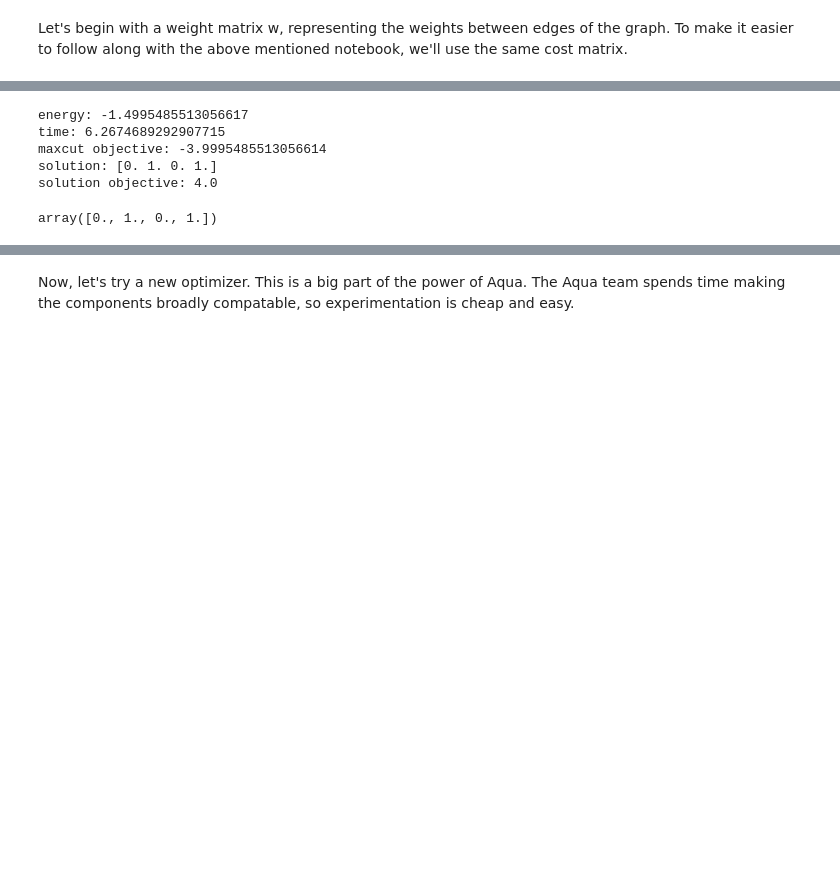
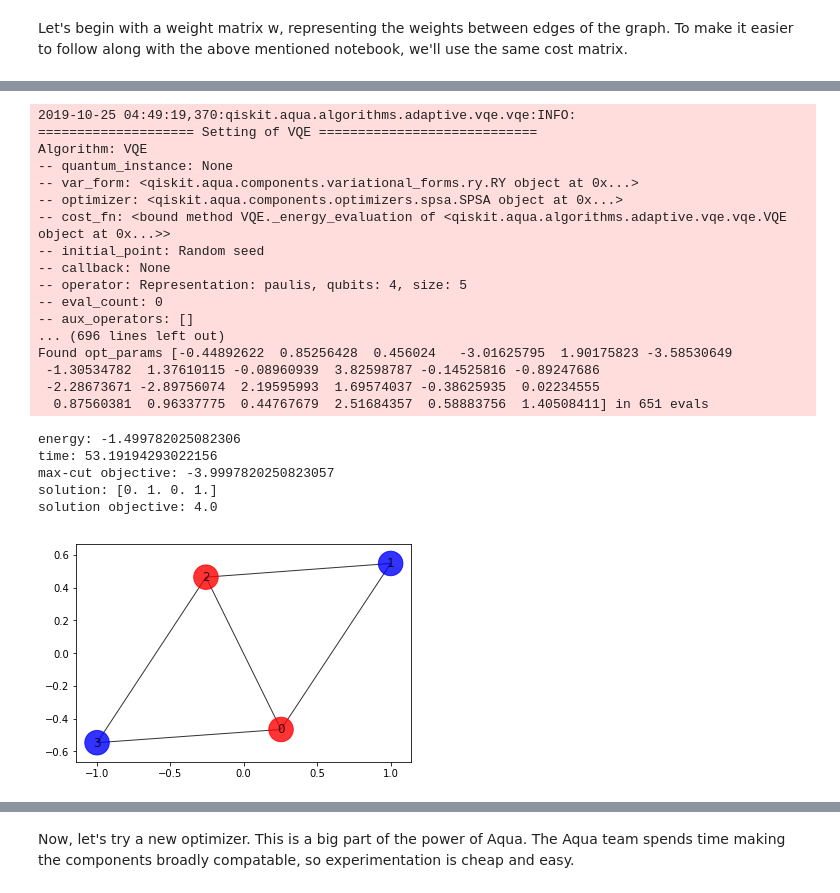
Before and after one commit to dongreenberg/quantum-education, a Jupyter notebook: qiskit_bootcamp/Qiskit_Bootcamp_Aqua_and_Chemistry.ipynb, the cells around one changed output, grey strips where cells are left out. Cells and saved outputs as stored; diff of their text form; code cells hidden in the pictures; blank space fills up the shorter version.

```diff
--- a/qiskit_bootcamp/Qiskit_Bootcamp_Aqua_and_Chemistry.ipynb
+++ b/qiskit_bootcamp/Qiskit_Bootcamp_Aqua_and_Chemistry.ipynb
@@ -113,27 +175,43 @@ For simplicity, we'll be using the declarative interface to Aqua today, which is
 # %%
-aqua_dict = {
-    'problem': {'name': 'ising', 'random_seed': 10598},
-    'algorithm': {'name': 'VQE','operator_mode': 'matrix'},
-    'optimizer': {'name': 'SPSA','max_trials': 300},
-    'variational_form': {'name': 'RY','depth': 5,'entanglement': 'linear'},
-    'backend': {'name': 'statevector_simulator'}
-}
+spsa = SPSA(max_trials=300)
+ry = RY(qubitOp.num_qubits, depth=5, entanglement='linear')
+vqe = VQE(qubitOp, ry, spsa)
 
-result = run_algorithm(aqua_dict, algo_input)
+backend = BasicAer.get_backend('statevector_simulator')
+quantum_instance = QuantumInstance(backend, seed_simulator=seed, seed_transpiler=seed)
+
+result = vqe.run(quantum_instance)
 
 x = max_cut.sample_most_likely(result['eigvecs'][0])
 print('energy:', result['energy'])
 print('time:', result['eval_time'])
-print('maxcut objective:', result['energy'] + offset)
+print('max-cut objective:', result['energy'] + offset)
 print('solution:', max_cut.get_graph_solution(x))
 print('solution objective:', max_cut.max_cut_value(x, w))
 
-sol = max_cut.get_graph_solution(x)
-sol
+colors = ['r' if max_cut.get_graph_solution(x)[i] == 0 else 'b' for i in range(n)]
+nx.draw_networkx(G, node_color=colors, node_size=600, alpha = .8, pos=pos)
 # %% [output]
-energy: -1.4995485513056617
-time: 6.2674689292907715
-maxcut objective: -3.9995485513056614
-solution: [0. 1. 0. 1.]
-solution objective: 4.0
+2019-10-25 04:49:19,370:qiskit.aqua.algorithms.adaptive.vqe.vqe:INFO:
+==================== Setting of VQE ============================
+Algorithm: VQE
+-- quantum_instance: None
+-- var_form: <qiskit.aqua.components.variational_forms.ry.RY object at 0x...>
+-- optimizer: <qiskit.aqua.components.optimizers.spsa.SPSA object at 0x...>
+-- cost_fn: <bound method VQE._energy_evaluation of <qiskit.aqua.algorithms.adaptive.vqe.vqe.VQE object at 0x...>>
+-- initial_point: Random seed
+-- callback: None
+-- operator: Representation: paulis, qubits: 4, size: 5
+-- eval_count: 0
+-- aux_operators: []
+... (696 lines left out)
+Found opt_params [-0.44892622  0.85256428  0.456024   -3.01625795  1.90175823 -3.58530649
+ -1.30534782  1.37610115 -0.08960939  3.82598787 -0.14525816 -0.89247686
+ -2.28673671 -2.89756074  2.19595993  1.69574037 -0.38625935  0.02234555
+  0.87560381  0.96337775  0.44767679  2.51684357  0.58883756  1.40508411] in 651 evals
-array([0., 1., 0., 1.])
+energy: -1.499782025082306
+time: 53.19194293022156
+max-cut objective: -3.9997820250823057
+solution: [0. 1. 0. 1.]
+solution objective: 4.0
+[figure, added]
```
Also changed, not shown: parts of 82 cells of this notebook.
